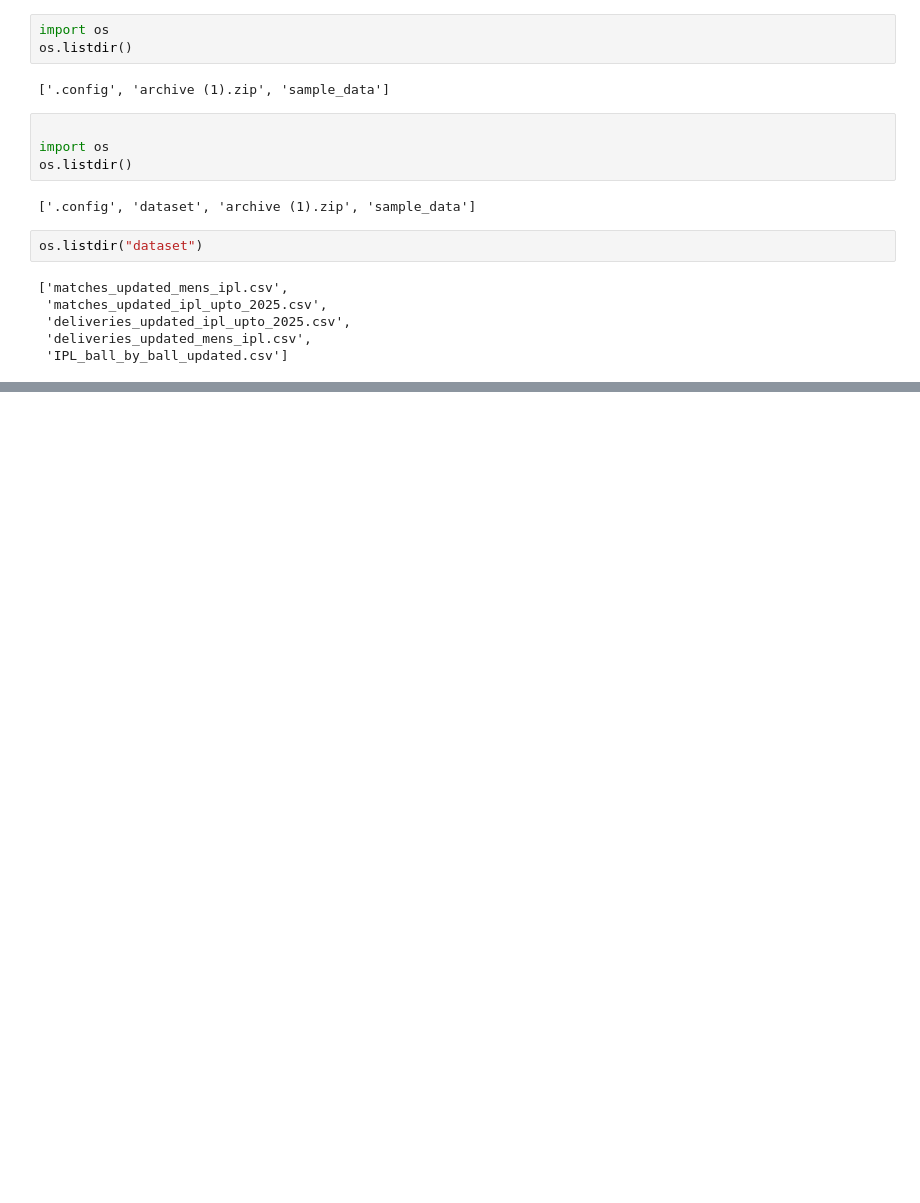
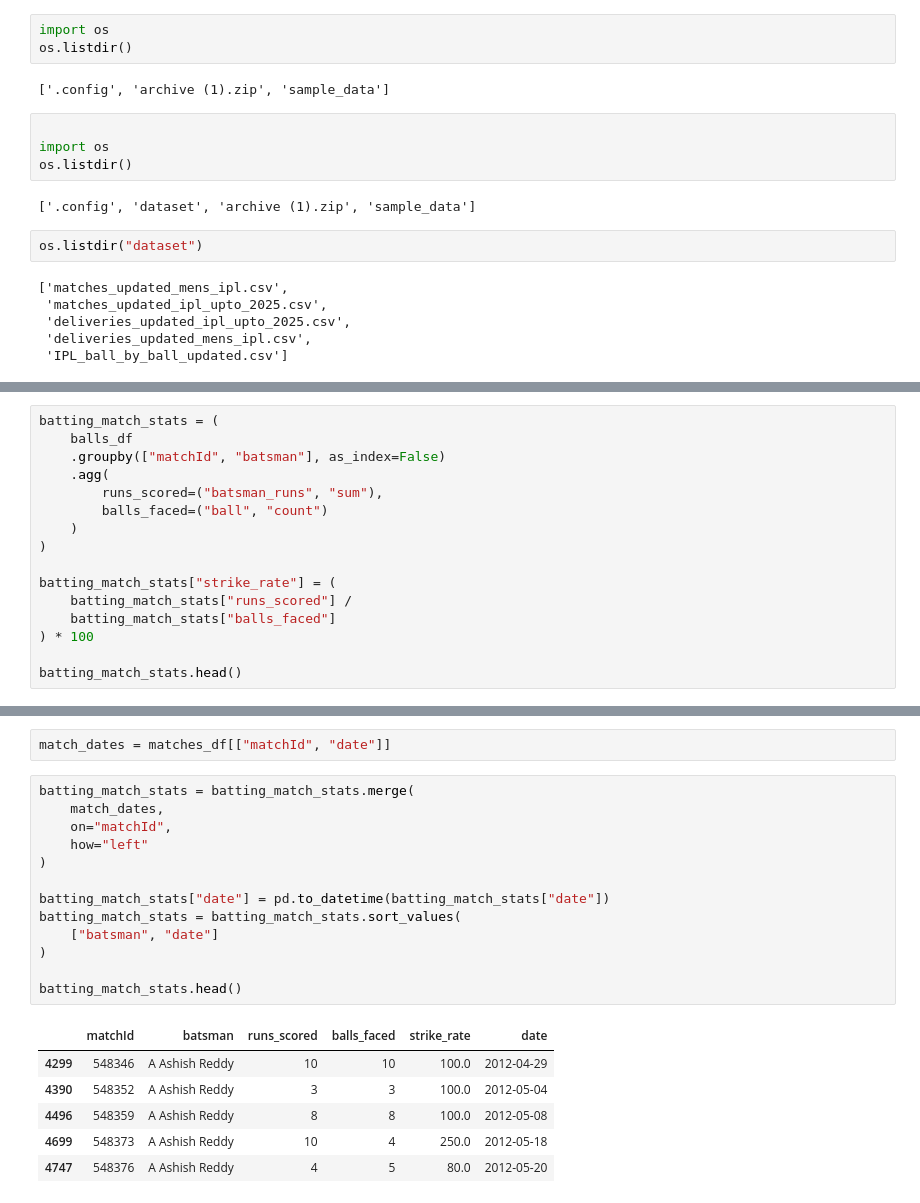
Before and after one commit to angirekulamanoj19-dotcom/Cricket-Player-Performance-Prediction---Group-1-, a Jupyter notebook: cricketplayeranalysis.ipynb, the cells around one changed output, grey strips where cells are left out. Drawn from its saved outputs; the diff is of its cells as text; blank space fills up the shorter version.

```diff
--- a/cricketplayeranalysis.ipynb
+++ b/cricketplayeranalysis.ipynb
@@ -1252,0 +1278,16 @@ os.listdir("dataset")
+# %%
+batting_match_stats = (
+    balls_df
+    .groupby(["matchId", "batsman"], as_index=False)
+    .agg(
+        runs_scored=("batsman_runs", "sum"),
+        balls_faced=("ball", "count")
+    )
+)
+
+batting_match_stats["strike_rate"] = (
+    batting_match_stats["runs_scored"] /
+    batting_match_stats["balls_faced"]
+) * 100
+
+batting_match_stats.head()
@@ -1252,0 +1332,22 @@ os.listdir("dataset")
+# %%
+match_dates = matches_df[["matchId", "date"]]
+# %%
+batting_match_stats = batting_match_stats.merge(
+    match_dates,
+    on="matchId",
+    how="left"
+)
+
+batting_match_stats["date"] = pd.to_datetime(batting_match_stats["date"])
+batting_match_stats = batting_match_stats.sort_values(
+    ["batsman", "date"]
+)
+
+batting_match_stats.head()
+# %% [output]
+|  | matchId | batsman | runs_scored | balls_faced | strike_rate | date |
+| 4299 | 548346 | A Ashish Reddy | 10 | 10 | 100.0 | 2012-04-29 |
+| 4390 | 548352 | A Ashish Reddy | 3 | 3 | 100.0 | 2012-05-04 |
+| 4496 | 548359 | A Ashish Reddy | 8 | 8 | 100.0 | 2012-05-08 |
+| 4699 | 548373 | A Ashish Reddy | 10 | 4 | 250.0 | 2012-05-18 |
+| 4747 | 548376 | A Ashish Reddy | 4 | 5 | 80.0 | 2012-05-20 |
```
Also changed, not shown: parts of 8 cells of this notebook.
